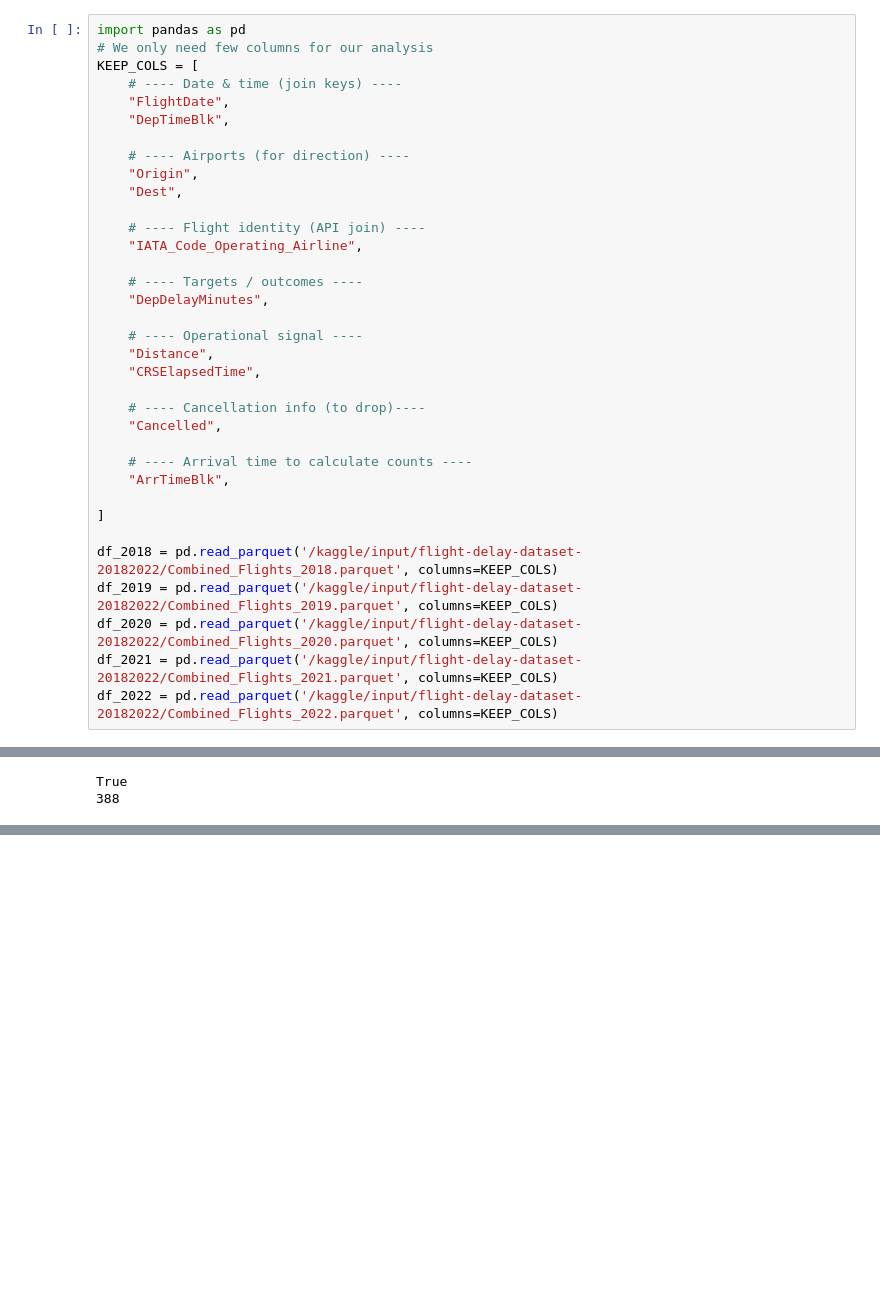
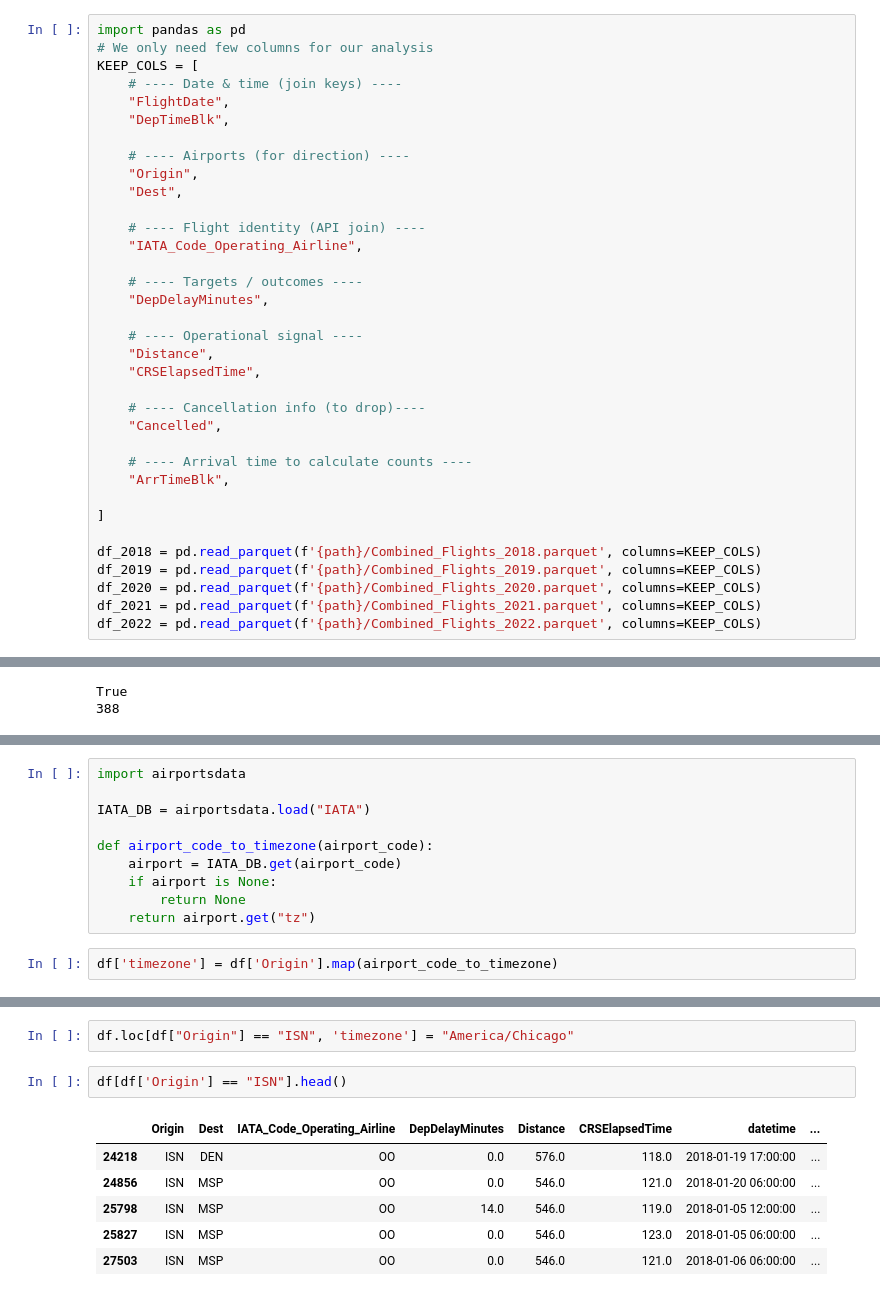
Before and after one commit to rashdul/flight-delay-prediction, a Jupyter notebook: notebooks/01_data_exploration_second_try.ipynb, the cells around one changed output, grey strips where cells are left out. Saved outputs shown, nothing was run; the diff lists cells and outputs as text; blank space fills up the shorter version.

```diff
--- a/notebooks/01_data_exploration_second_try.ipynb
+++ b/notebooks/01_data_exploration_second_try.ipynb
@@ -71,11 +72,11 @@ KEEP_COLS = [
 
 ]
 
-df_2018 = pd.read_parquet('/kaggle/input/flight-delay-dataset-20182022/Combined_Flights_2018.parquet', columns=KEEP_COLS)
-df_2019 = pd.read_parquet('/kaggle/input/flight-delay-dataset-20182022/Combined_Flights_2019.parquet', columns=KEEP_COLS)
-df_2020 = pd.read_parquet('/kaggle/input/flight-delay-dataset-20182022/Combined_Flights_2020.parquet', columns=KEEP_COLS)
-df_2021 = pd.read_parquet('/kaggle/input/flight-delay-dataset-20182022/Combined_Flights_2021.parquet', columns=KEEP_COLS)
-df_2022 = pd.read_parquet('/kaggle/input/flight-delay-dataset-20182022/Combined_Flights_2022.parquet', columns=KEEP_COLS)
+df_2018 = pd.read_parquet(f'{path}/Combined_Flights_2018.parquet', columns=KEEP_COLS)
+df_2019 = pd.read_parquet(f'{path}/Combined_Flights_2019.parquet', columns=KEEP_COLS)
+df_2020 = pd.read_parquet(f'{path}/Combined_Flights_2020.parquet', columns=KEEP_COLS)
+df_2021 = pd.read_parquet(f'{path}/Combined_Flights_2021.parquet', columns=KEEP_COLS)
+df_2022 = pd.read_parquet(f'{path}/Combined_Flights_2022.parquet', columns=KEEP_COLS)
 # %% [markdown]
 Now we will need to concatenate the data from different years into a single DataFrame for easier analysis.
 # %%
@@ -352,0 +379,12 @@ for i in tqdm(airports):
+# %%
+import airportsdata
+
+IATA_DB = airportsdata.load("IATA")
+
+def airport_code_to_timezone(airport_code):
+    airport = IATA_DB.get(airport_code)
+    if airport is None:
+        return None
+    return airport.get("tz")
+# %%
+df['timezone'] = df['Origin'].map(airport_code_to_timezone)
@@ -352,0 +397,11 @@ for i in tqdm(airports):
+# %%
+df.loc[df["Origin"] == "ISN", 'timezone'] = "America/Chicago"
+# %%
+df[df['Origin'] == "ISN"].head()
+# %% [output]
+|  | Origin | Dest | IATA_Code_Operating_Airline | DepDelayMinutes | Distance | CRSElapsedTime | datetime | ... |
+| 24218 | ISN | DEN | OO | 0.0 | 576.0 | 118.0 | 2018-01-19 17:00:00 | ... |
+| 24856 | ISN | MSP | OO | 0.0 | 546.0 | 121.0 | 2018-01-20 06:00:00 | ... |
+| 25798 | ISN | MSP | OO | 14.0 | 546.0 | 119.0 | 2018-01-05 12:00:00 | ... |
+| 25827 | ISN | MSP | OO | 0.0 | 546.0 | 123.0 | 2018-01-05 06:00:00 | ... |
+| 27503 | ISN | MSP | OO | 0.0 | 546.0 | 121.0 | 2018-01-06 06:00:00 | ... |
```
Also changed, not shown: parts of 14 cells of this notebook.
